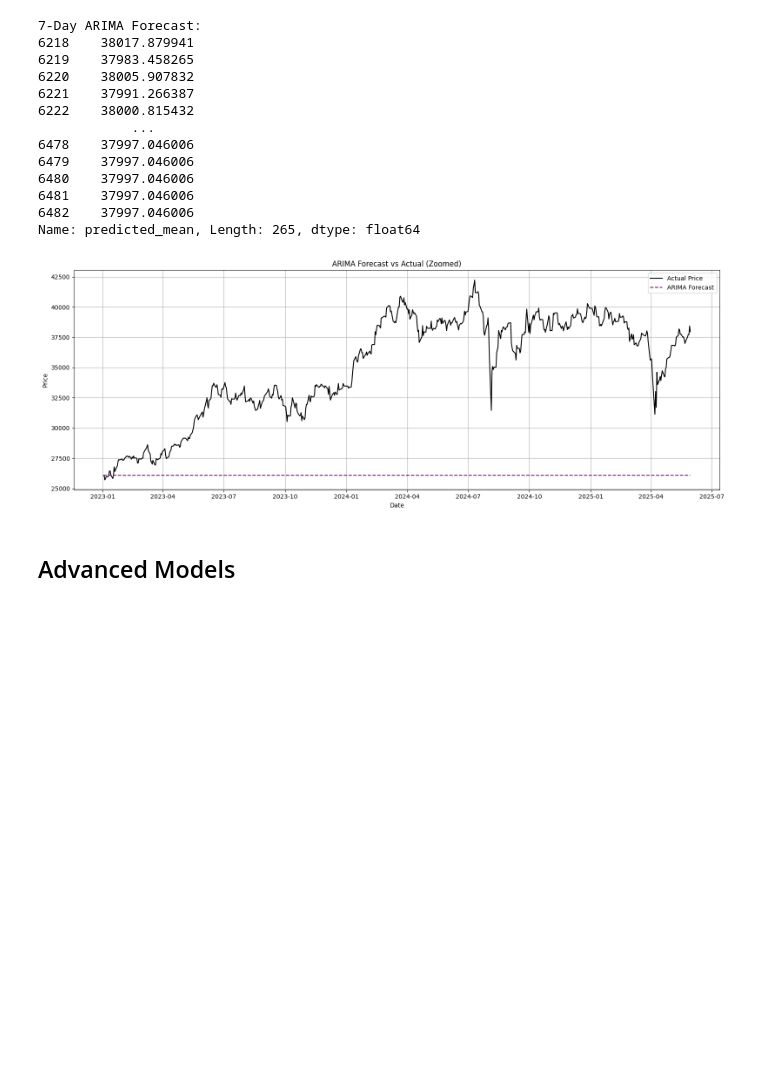
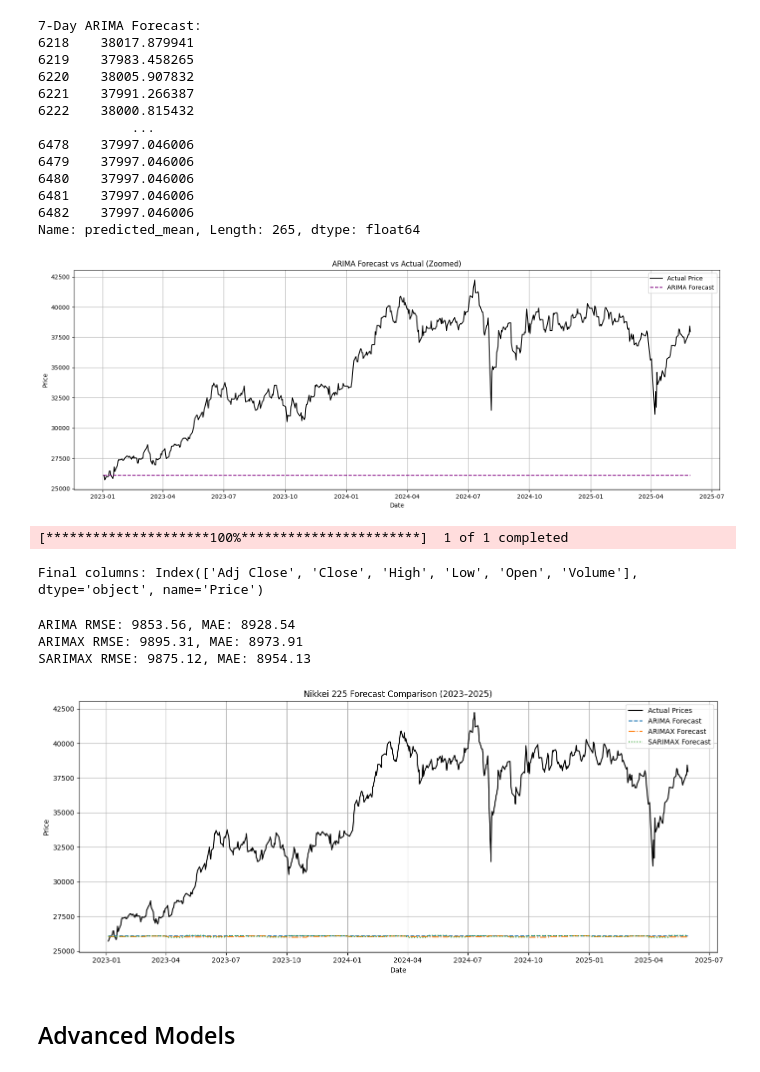
Before and after one commit to Rqkko/time-series-forecasting, a Jupyter notebook: timeSeriesForecasting.ipynb, the cells around one changed output. Cells and saved outputs as stored; diff of their text form; code cells hidden in the pictures; blank space fills up the shorter version.

```diff
--- a/timeSeriesForecasting.ipynb
+++ b/timeSeriesForecasting.ipynb
@@ -614,3 +603,81 @@ plt.show()
+# %%
+# V3
+import yfinance as yf
+import numpy as np
+import pandas as pd
+import matplotlib.pyplot as plt
+from statsmodels.tsa.arima.model import ARIMA
+from statsmodels.tsa.statespace.sarimax import SARIMAX
+from sklearn.metrics import mean_squared_error, mean_absolute_error
+
+# Step 1: Load real Nikkei 225 data
+nikkei = yf.download("^N225", start="2000-01-01", end="2025-05-31", auto_adjust=False)
+nikkei.columns = nikkei.columns.droplevel(1)
+print("Final columns:", nikkei.columns)
+if 'Close' not in nikkei.columns:
+    raise ValueError("Expected 'Close' column not found in downloaded data.")
+nikkei = nikkei[['Close']]
+nikkei['Return'] = nikkei['Close'].pct_change()
+nikkei['month'] = nikkei.index.month
+month_dummies = pd.get_dummies(nikkei['month'], prefix='month', drop_first=True)
+nikkei = pd.concat([nikkei, month_dummies], axis=1)
+nikkei.dropna(inplace=True)
+
+# Step 2: Split data
+train = nikkei['Close'][:'2022']
+test = nikkei['Close']['2023':]
+train_exog = nikkei.loc[:'2022', month_dummies.columns]
+test_exog = nikkei.loc['2023':, month_dummies.columns]
+actual_prices = test.copy()
+
+# Step 3: ARIMA
+arima_model = ARIMA(train, order=(1, 1, 1))
+arima_result = arima_model.fit()
+arima_forecast_price = arima_result.forecast(steps=len(test))
+
+# Step 4: ARIMAX
+arimax_model = ARIMA(train, order=(1, 1, 1), exog=train_exog)
+arimax_result = arimax_model.fit()
+arimax_forecast_price = arimax_result.forecast(steps=len(test), exog=test_exog)
+
+# Step 5: SARIMAX
+sarimax_model = SARIMAX(train, order=(1, 1, 1), seasonal_order=(1, 0, 1, 12), exog=train_exog)
+sarimax_result = sarimax_model.fit()
+sarimax_forecast_price = sarimax_result.forecast(steps=len(test), exog=test_exog)
+
+# Step 6: Metrics
+arima_rmse = np.sqrt(mean_squared_error(actual_prices.to_numpy(), arima_forecast_price.to_numpy()))
+arimax_rmse = np.sqrt(mean_squared_error(actual_prices.to_numpy(), arimax_forecast_price.to_numpy()))
+sarimax_rmse = np.sqrt(mean_squared_error(actual_prices.to_numpy(), sarimax_forecast_price.to_numpy()))
+
+arima_mae = mean_absolute_error(actual_prices.to_numpy(), arima_forecast_price.to_numpy())
+arimax_mae = mean_absolute_error(actual_prices.to_numpy(), arimax_forecast_price.to_numpy())
+sarimax_mae = mean_absolute_error(actual_prices.to_numpy(), sarimax_forecast_price.to_numpy())
+
+print(f"ARIMA RMSE: {arima_rmse:.2f}, MAE: {arima_mae:.2f}")
+print(f"ARIMAX RMSE: {arimax_rmse:.2f}, MAE: {arimax_mae:.2f}")
+print(f"SARIMAX RMSE: {sarimax_rmse:.2f}, MAE: {sarimax_mae:.2f}")
+
+# Step 7: Plot
+plt.figure(figsize=(14, 6))
+plt.plot(actual_prices.index, actual_prices, label='Actual Prices', color='black')
+plt.plot(actual_prices.index, arima_forecast_price, label='ARIMA Forecast', linestyle='--')
+plt.plot(actual_prices.index, arimax_forecast_price, label='ARIMAX Forecast', linestyle='-.')
+plt.plot(actual_prices.index, sarimax_forecast_price, label='SARIMAX Forecast', linestyle=':')
+plt.title('Nikkei 225 Forecast Comparison (2023–2025)')
+plt.xlabel('Date')
+plt.ylabel('Price')
+plt.legend()
+plt.grid(True)
+plt.tight_layout()
+plt.show()
+# %% [output]
+[*********************100%***********************]  1 of 1 completed
+Final columns: Index(['Adj Close', 'Close', 'High', 'Low', 'Open', 'Volume'], dtype='object', name='Price')
+ARIMA RMSE: 9853.56, MAE: 8928.54
+ARIMAX RMSE: 9895.31, MAE: 8973.91
+SARIMAX RMSE: 9875.12, MAE: 8954.13
+[figure, added]
 # %% [markdown]
 ## Advanced Models
 # %% [markdown]
```
Also changed, not shown: parts of 23 cells of this notebook.
